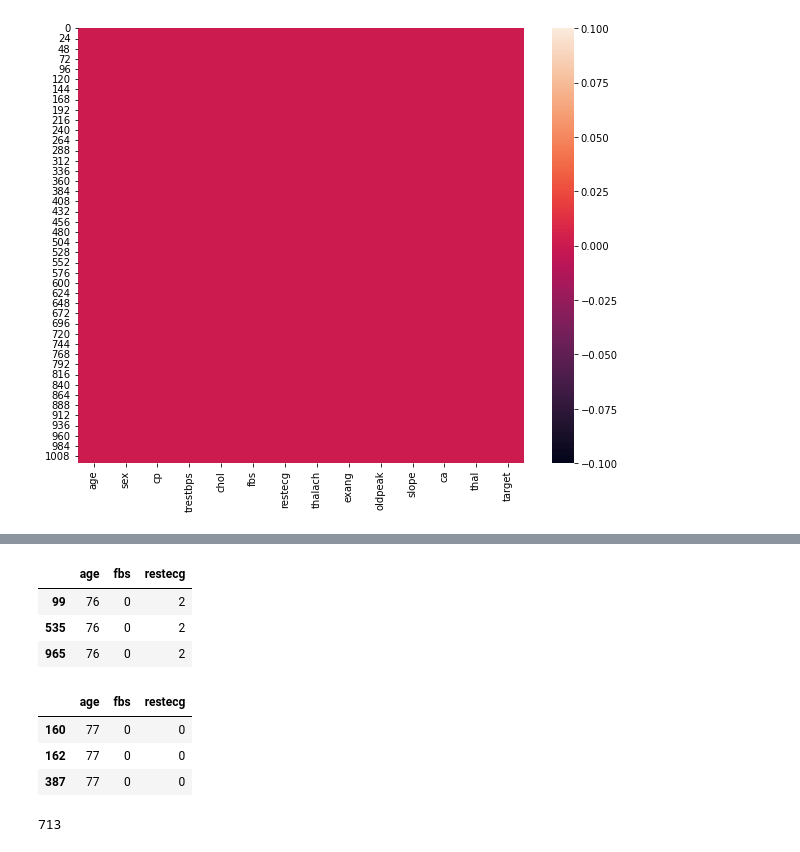
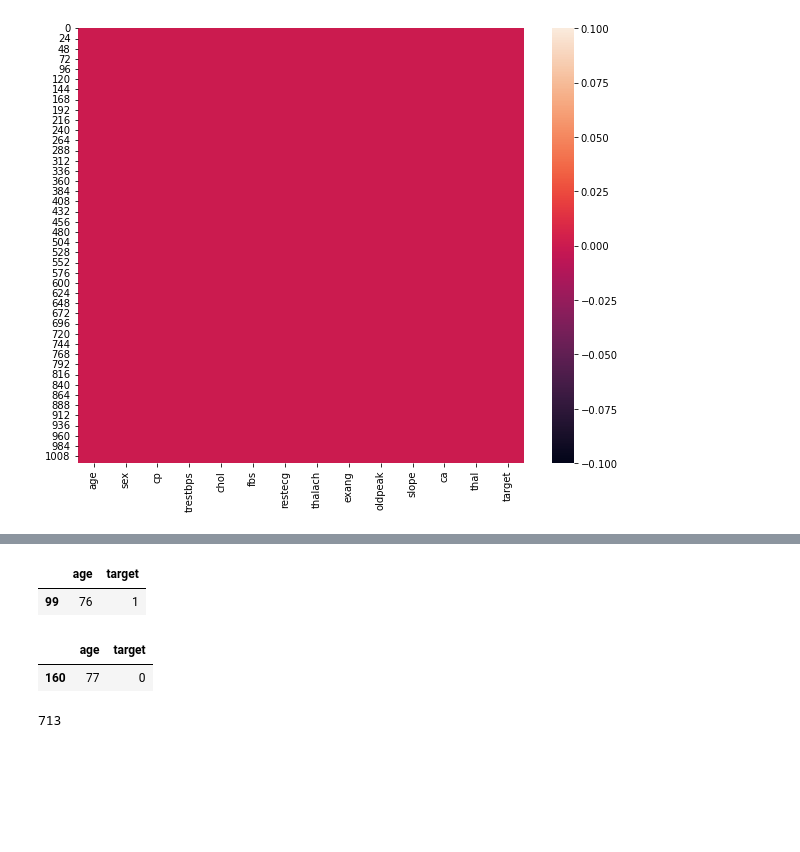
Before and after one commit to Saurabhvatsraj/Data-Analysis, a Jupyter notebook: EDA_Heart_Disease.ipynb, the cells around one changed output, grey strips where cells are left out. Drawn from its saved outputs; the diff is of its cells as text; code cells hidden in the pictures; blank space fills up the shorter version.

```diff
--- a/EDA_Heart_Disease.ipynb
+++ b/EDA_Heart_Disease.ipynb
@@ -102,7 +104,5 @@ sns.heatmap(df.corr(),annot=True)
 # %%
-df[(df['sex']==0) &(df['age']>75)][['age','fbs','restecg']]
+df[(df['sex']==0) &(df['age']>75)][['age','target']].head(1)
 # %% [output]
-|  | age | fbs | restecg |
-| 99 | 76 | 0 | 2 |
-| 535 | 76 | 0 | 2 |
-| 965 | 76 | 0 | 2 |
+|  | age | target |
+| 99 | 76 | 1 |
@@ -109,7 +113,5 @@ df[(df['sex']==0) &(df['age']>75)][['age','fbs','restecg']]
 # %%
-df[(df['sex']==1) &(df['age']>75)][['age','fbs','restecg']]
+df[(df['sex']==1) &(df['age']>75)][['age','target']].head(1)
 # %% [output]
-|  | age | fbs | restecg |
-| 160 | 77 | 0 | 0 |
-| 162 | 77 | 0 | 0 |
-| 387 | 77 | 0 | 0 |
+|  | age | target |
+| 160 | 77 | 0 |
```
Also changed, not shown: parts of 5 cells of this notebook.
